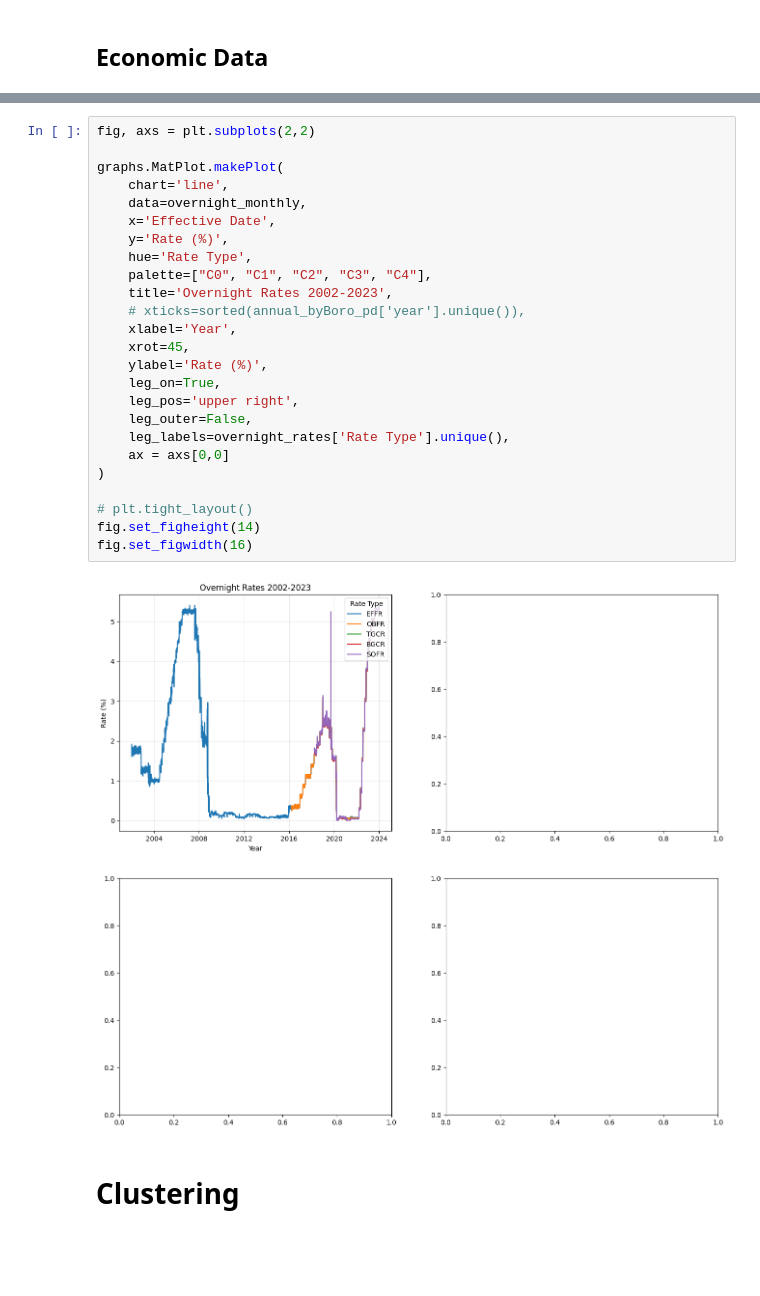
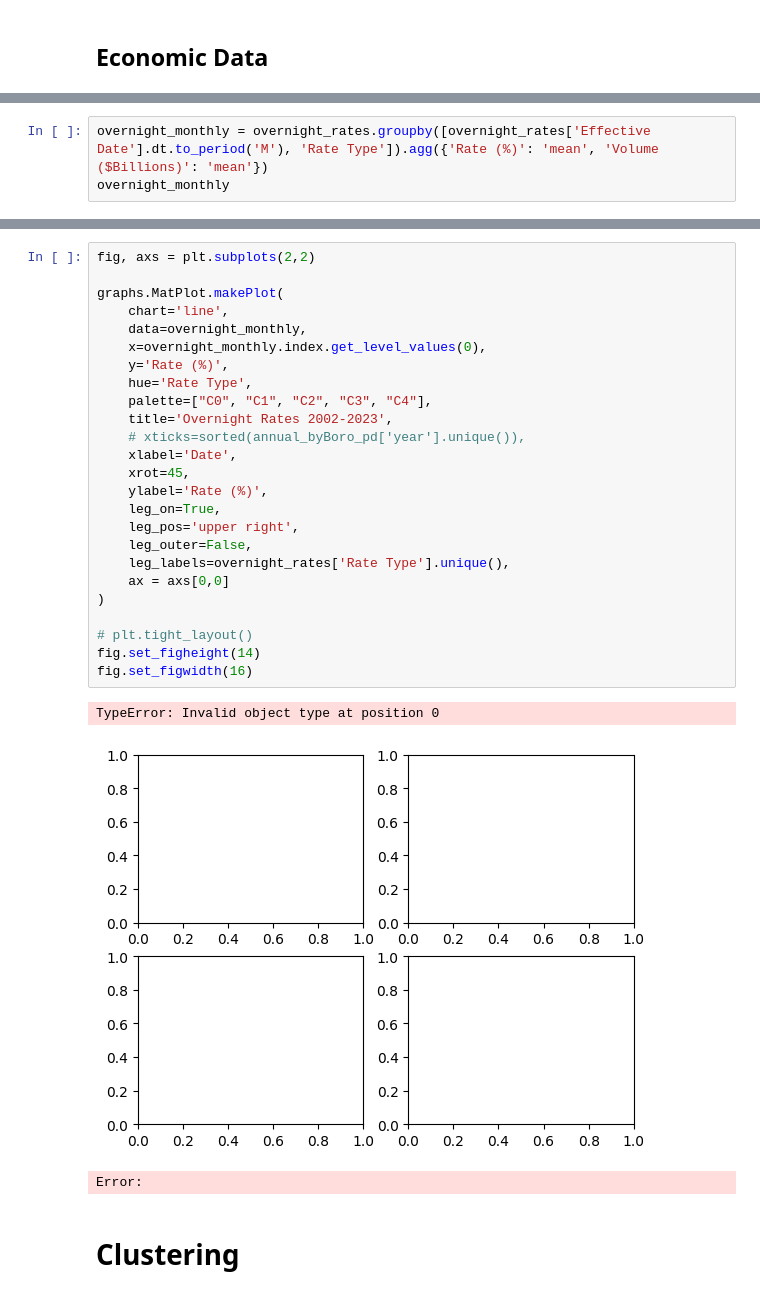
Before and after one commit to GuhGonk/NYC-Rolling-Sales, a Jupyter notebook: main.ipynb, the cells around one changed output, grey strips where cells are left out. Saved outputs shown, nothing was run; the diff lists cells and outputs as text; blank space fills up the shorter version.

```diff
--- a/main.ipynb
+++ b/main.ipynb
@@ -489,0 +503,3 @@ overnight_monthly.index.names = ['Year', 'Month', 'Rate Type']
+# %%
+overnight_monthly = overnight_rates.groupby([overnight_rates['Effective Date'].dt.to_period('M'), 'Rate Type']).agg({'Rate (%)': 'mean', 'Volume ($Billions)': 'mean'})
+overnight_monthly
@@ -490,30 +530,32 @@ overnight_monthly.index.names = ['Year', 'Month', 'Rate Type']
 # %%
 fig, axs = plt.subplots(2,2)
 
 graphs.MatPlot.makePlot(
     chart='line',
     data=overnight_monthly,
-    x='Effective Date',
+    x=overnight_monthly.index.get_level_values(0),
     y='Rate (%)',
     hue='Rate Type',
     palette=["C0", "C1", "C2", "C3", "C4"],
     title='Overnight Rates 2002-2023',
     # xticks=sorted(annual_byBoro_pd['year'].unique()),
-    xlabel='Year',
+    xlabel='Date',
     xrot=45,
     ylabel='Rate (%)',
     leg_on=True,
     leg_pos='upper right',
     leg_outer=False,
     leg_labels=overnight_rates['Rate Type'].unique(),
     ax = axs[0,0]
 )
 
 # plt.tight_layout()
 fig.set_figheight(14)
 fig.set_figwidth(16)
 # %% [output]
+TypeError: Invalid object type at position 0
-[figure, old version]
+[figure, new version]
+Error:
 # %% [markdown]
 # Clustering
 # %% [markdown]
```
Also changed, not shown: parts of 13 cells of this notebook, 6 other files.
